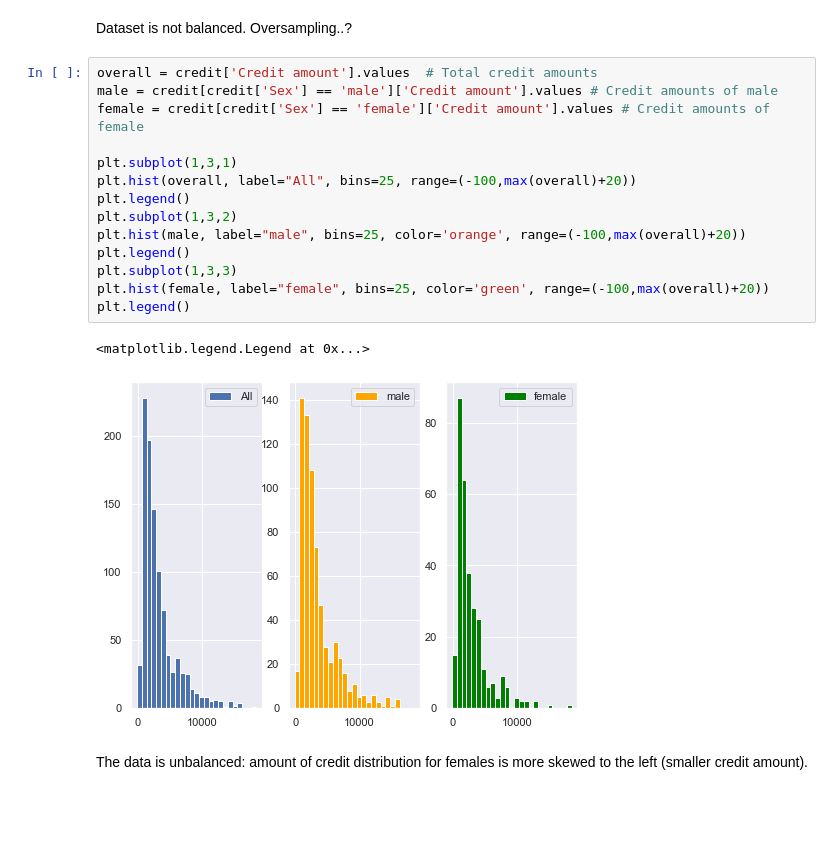
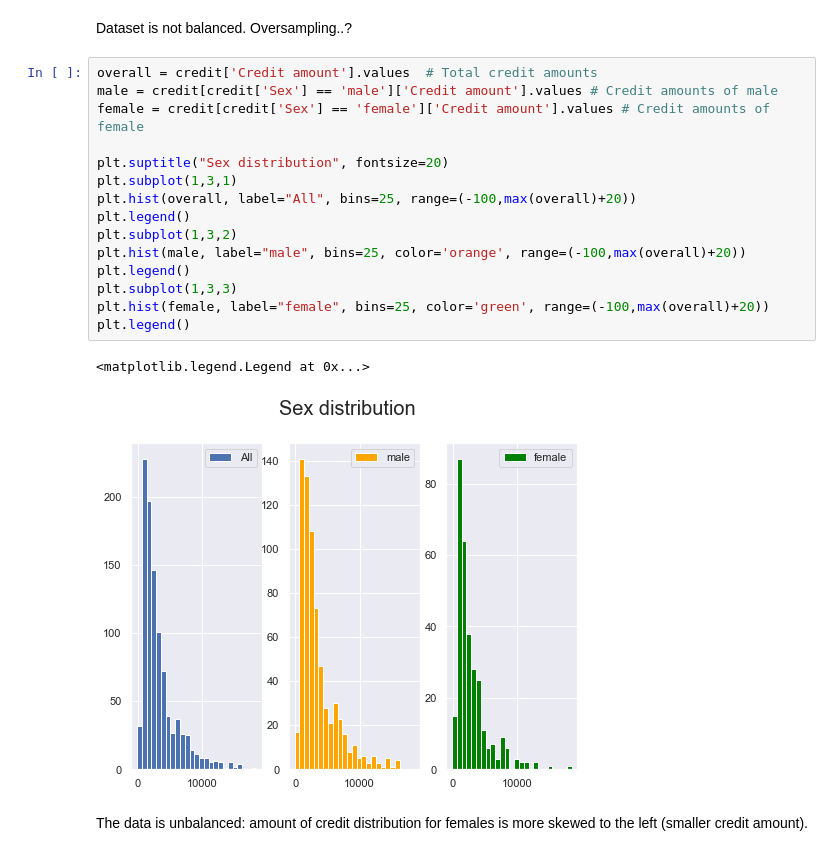
Before and after one commit to BiancaMass/XAI-Group-Project, a Jupyter notebook: Group20_EDA.ipynb, the cells around one changed output. Cells and saved outputs as stored; diff of their text form; blank space fills up the shorter version.

Commit message:
feat: added some EDA plots

```diff
--- a/Group20_EDA.ipynb
+++ b/Group20_EDA.ipynb
@@ -82,20 +82,21 @@ Dataset is not balanced. Oversampling..?
 # %%
 overall = credit['Credit amount'].values  # Total credit amounts
 male = credit[credit['Sex'] == 'male']['Credit amount'].values # Credit amounts of male
 female = credit[credit['Sex'] == 'female']['Credit amount'].values # Credit amounts of female
 
+plt.suptitle("Sex distribution", fontsize=20)
 plt.subplot(1,3,1)
 plt.hist(overall, label="All", bins=25, range=(-100,max(overall)+20))
 plt.legend()
 plt.subplot(1,3,2)
 plt.hist(male, label="male", bins=25, color='orange', range=(-100,max(overall)+20))
 plt.legend()
 plt.subplot(1,3,3)
 plt.hist(female, label="female", bins=25, color='green', range=(-100,max(overall)+20))
 plt.legend()
 # %% [output]
 <matplotlib.legend.Legend at 0x...>
-[figure, old version]
+[figure, new version]
 # %% [markdown]
 The data is unbalanced: amount of credit distribution for females is more skewed to the left (smaller credit amount).
 # %%
```
Also changed, not shown: parts of 19 cells of this notebook.
